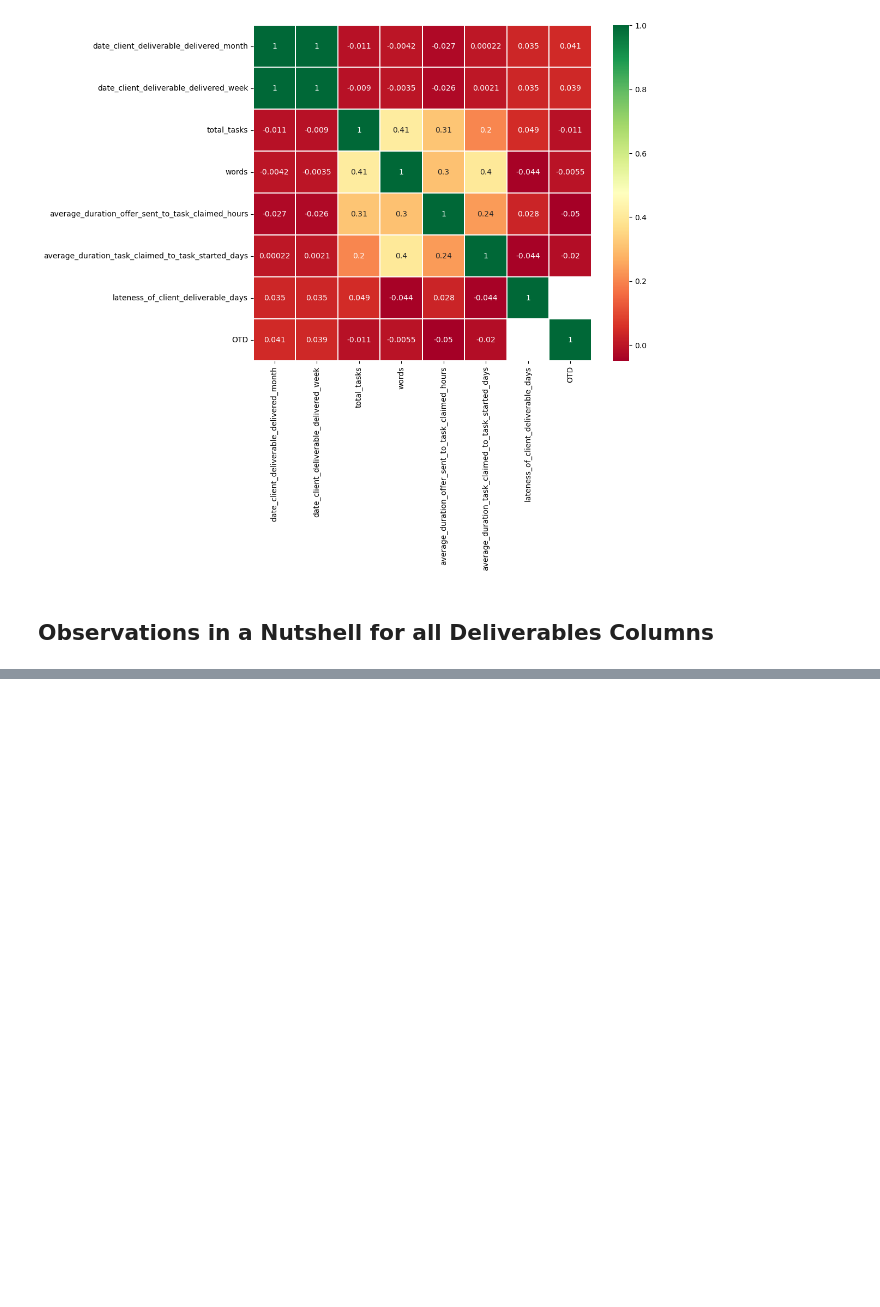
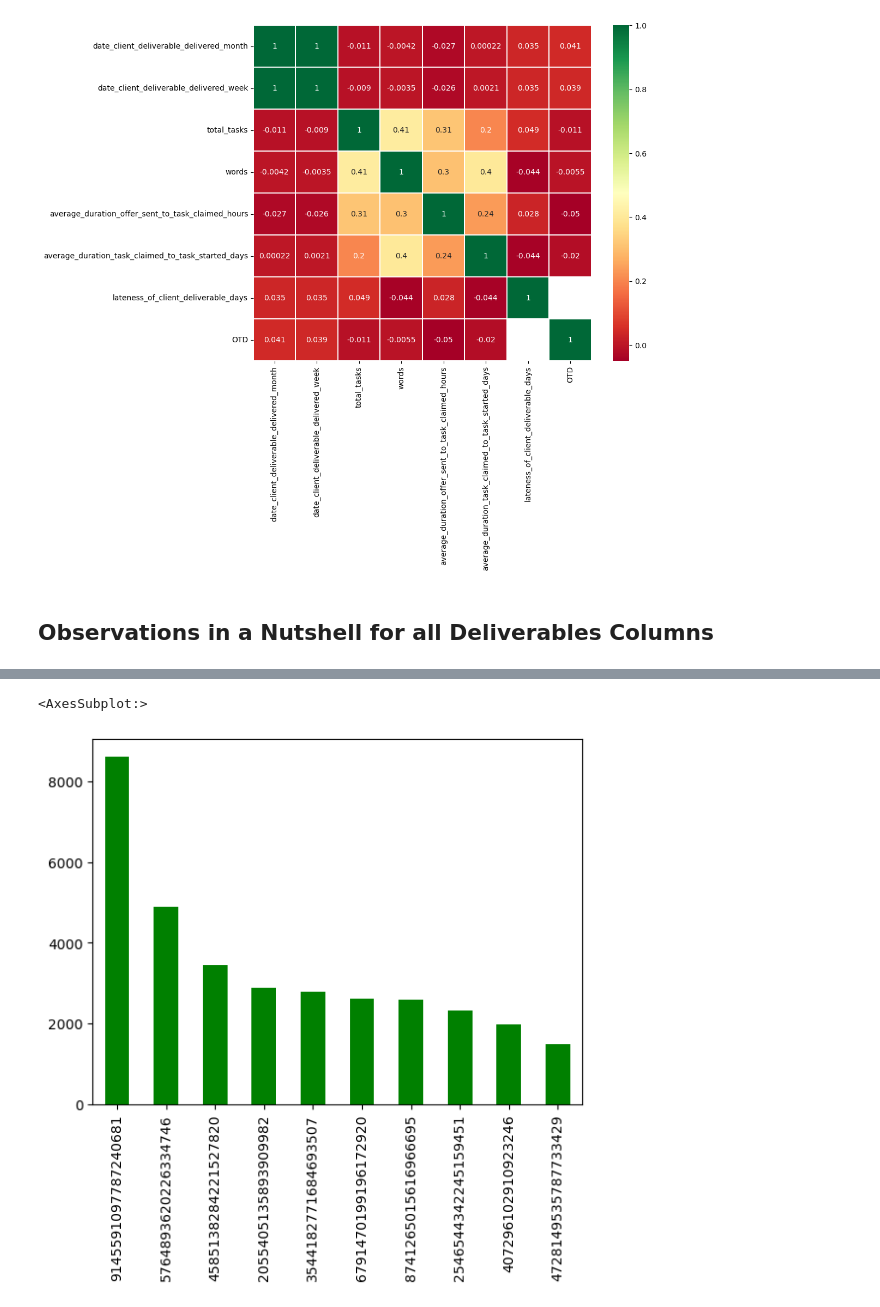
Before and after one commit to mindyng/Take-Homes, a Jupyter notebook: welocalize-sr-da-assessment.ipynb, the cells around one changed output, grey strips where cells are left out. Saved outputs shown, nothing was run; the diff lists cells and outputs as text; code cells hidden in the pictures; blank space fills up the shorter version.

```diff
--- a/welocalize-sr-da-assessment.ipynb
+++ b/welocalize-sr-da-assessment.ipynb
@@ -508,0 +609,8 @@ At the same time, two columns can have highly/perfect correlation meaning no var
+# %%
+requests2_otd = requests2.loc[requests2['is_client_deliverable_past_due'] == False]
+requests2_nonotd = requests2.loc[requests2['is_client_deliverable_past_due'] == True]
+# %%
+requests2_otd.project_manager_id.value_counts()[:10].plot(kind='bar', color='green')
+# %% [output]
+<AxesSubplot:>
+[figure, added]
```
Also changed, not shown: parts of 36 cells of this notebook.
